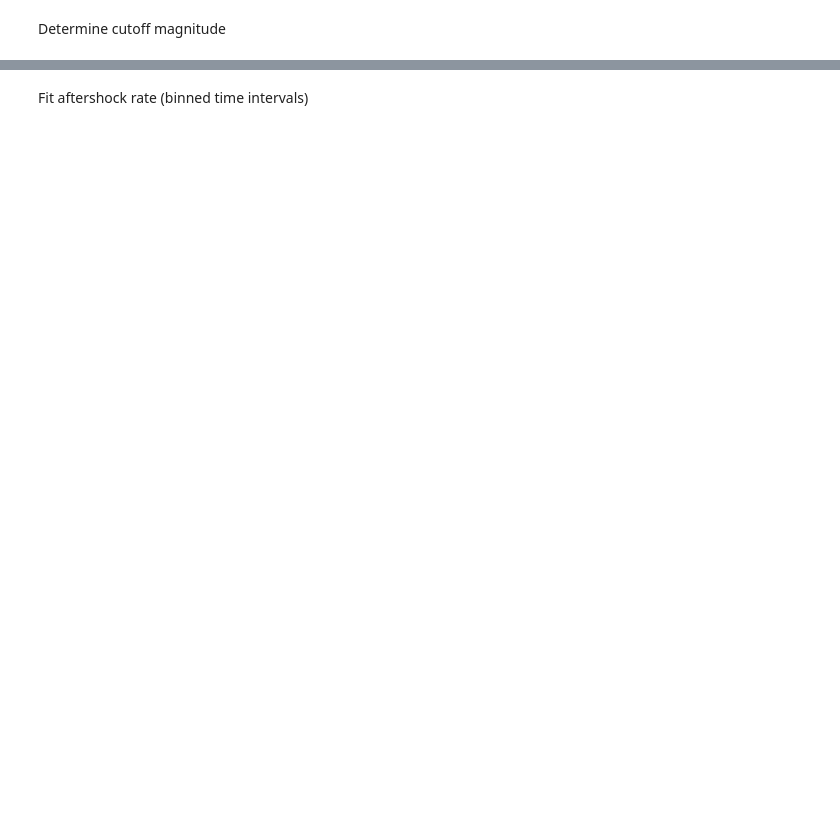
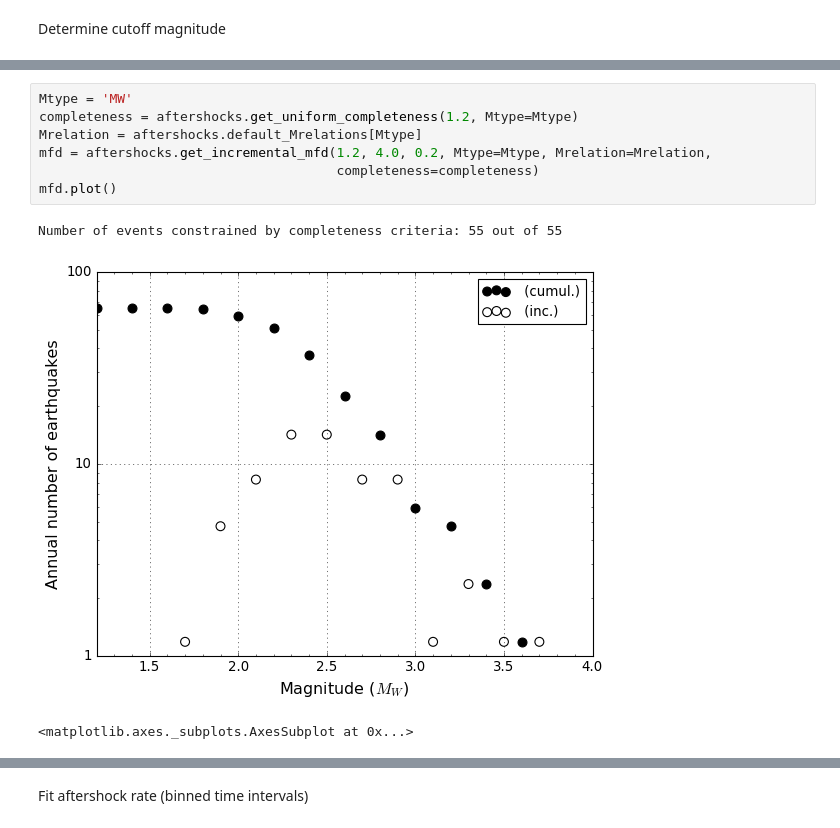
Before and after one commit to ROB-Seismology/eqcatalog, a Jupyter notebook: notebooks/[Aftershocks] Fit Omori.ipynb, the cells around one changed output, grey strips where cells are left out. Drawn from its saved outputs; the diff is of its cells as text; blank space fills up the shorter version.

```diff
--- a/notebooks/[Aftershocks] Fit Omori.ipynb
+++ b/notebooks/[Aftershocks] Fit Omori.ipynb
@@ -71,2 +92,13 @@ aftershocks.plot_Mhistogram(1.2, 4.0, 0.2, Mtype='ML', Mrelation={})
+# %%
+Mtype = 'MW'
+completeness = aftershocks.get_uniform_completeness(1.2, Mtype=Mtype)
+Mrelation = aftershocks.default_Mrelations[Mtype]
+mfd = aftershocks.get_incremental_mfd(1.2, 4.0, 0.2, Mtype=Mtype, Mrelation=Mrelation,
+                                      completeness=completeness)
+mfd.plot()
+# %% [output]
+Number of events constrained by completeness criteria: 55 out of 55
+[figure, added]
+<matplotlib.axes._subplots.AxesSubplot at 0x...>
 # %%
 Mc = 2.2
```
Also changed, not shown: parts of 60 cells of this notebook.
